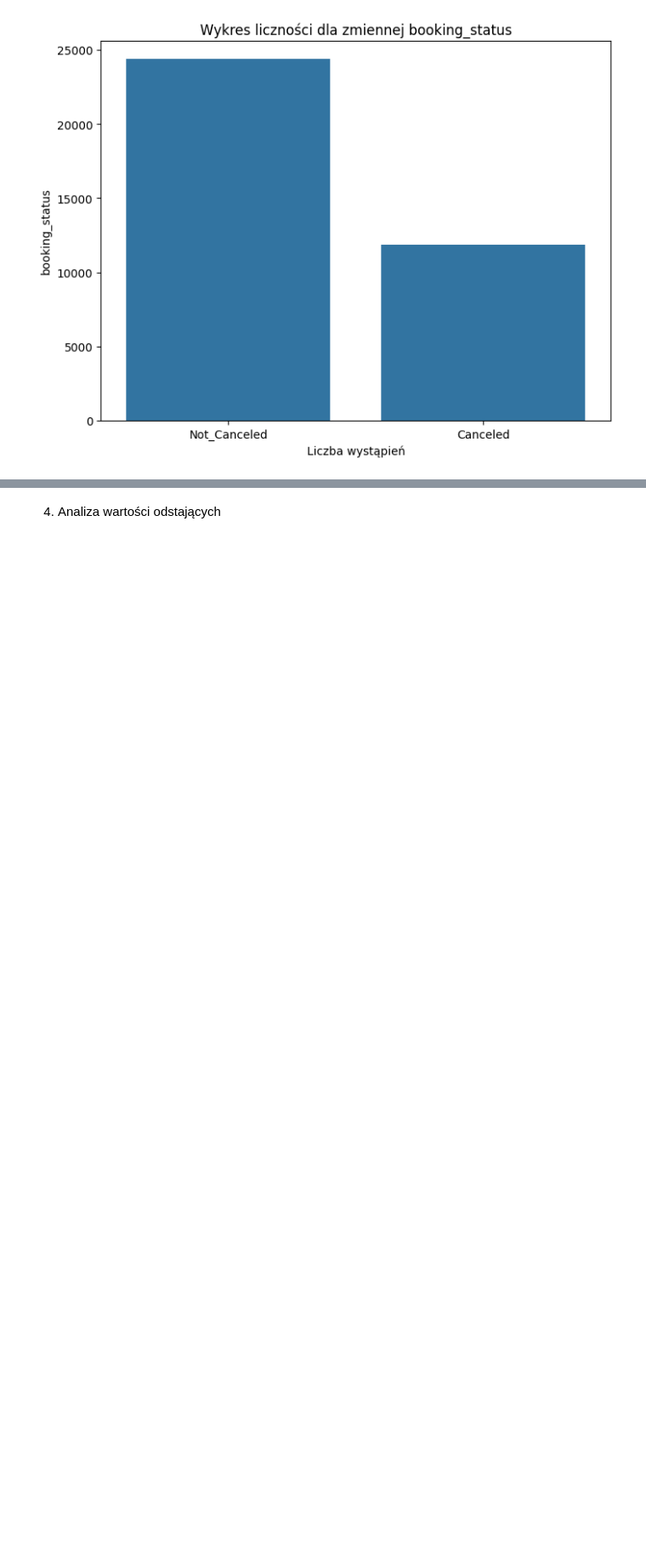
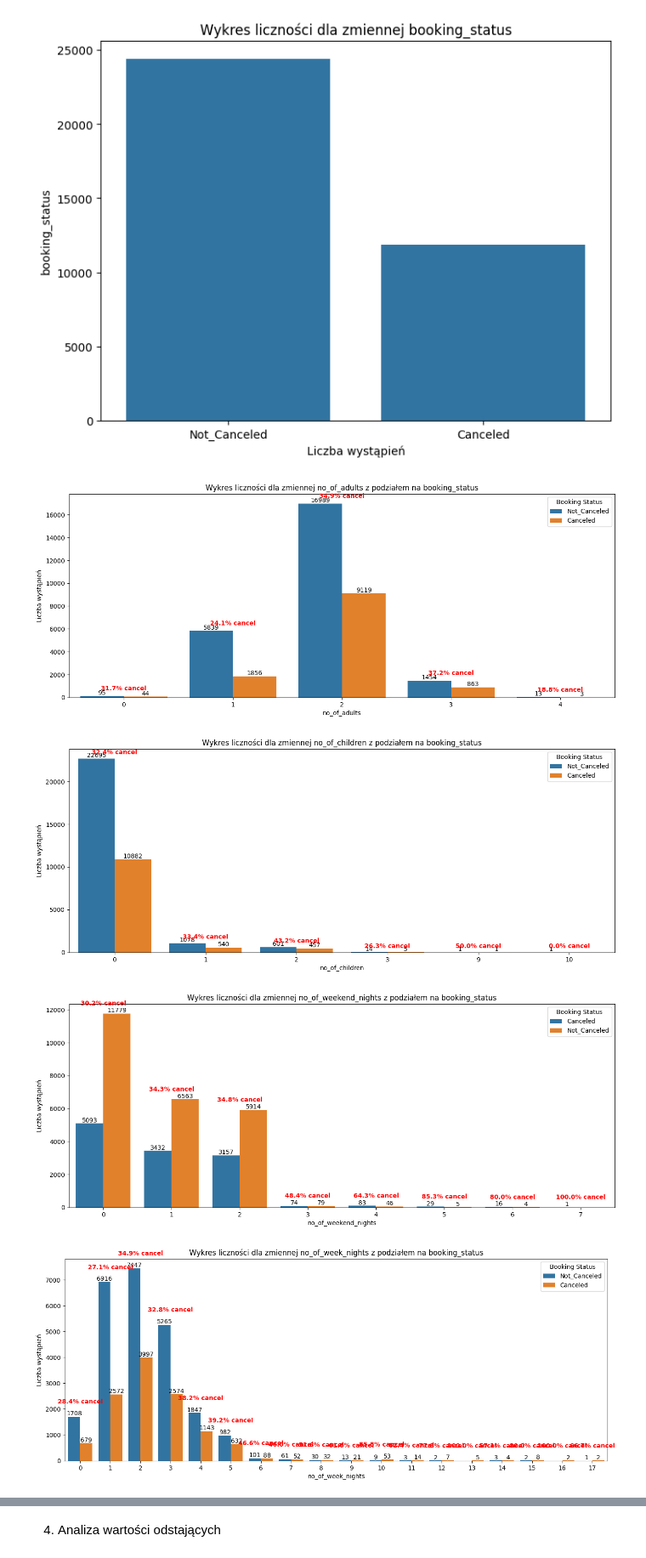
Before and after one commit to KsaweryKomasara/Projekt_KNDS, a Jupyter notebook: Nootebooks/main.ipynb, the cells around one changed output, grey strips where cells are left out. Shown at 85% size. Cells and saved outputs as stored; diff of their text form; code cells hidden in the pictures; blank space fills up the shorter version.

Commit message:
BarCharts

```diff
--- a/Nootebooks/main.ipynb
+++ b/Nootebooks/main.ipynb
@@ -134,3 +134,10 @@ dataAnalysis.plotCounts(data)
 [figure]
 [figure]
 [figure]
+# %%
+dataAnalysis.plotBarCharts(data)
+# %% [output]
+[figure, added]
+[figure, added]
+[figure, added]
+[figure, added]
```
Also changed, not shown: parts of 2 cells of this notebook, 1 other file.
